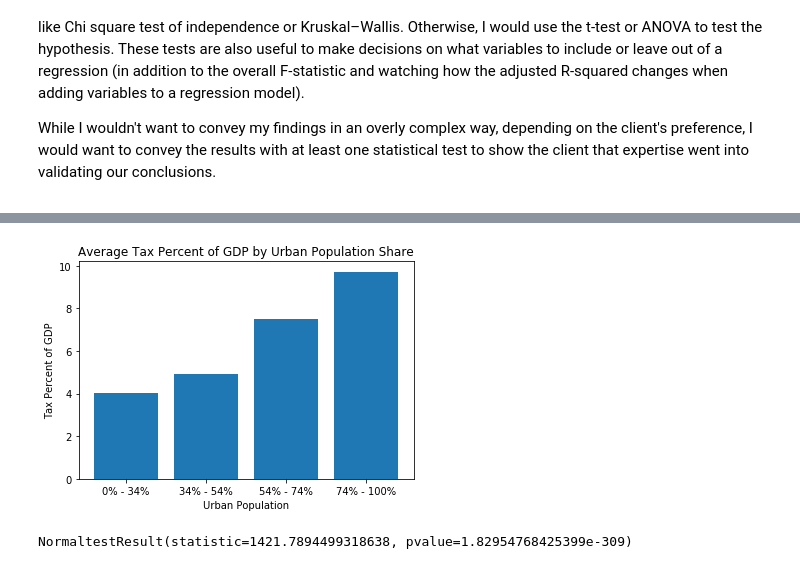
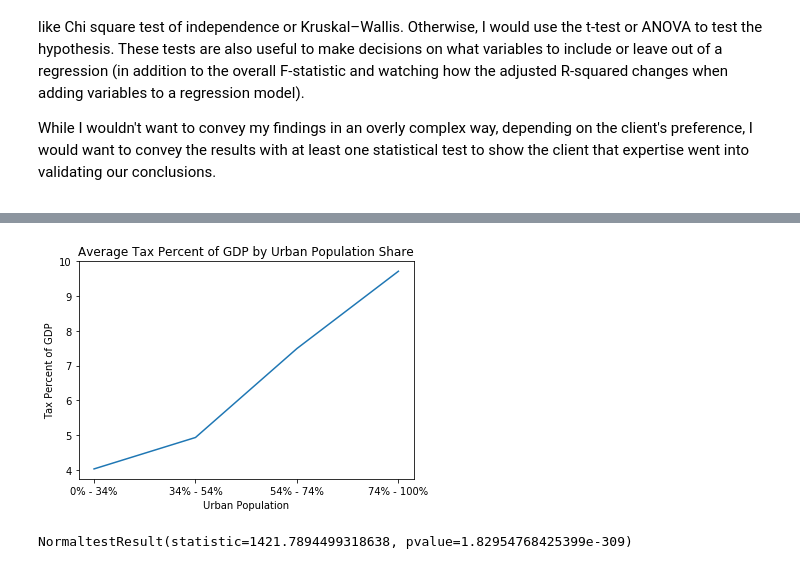
Before and after one commit to dray89/Python, a Jupyter notebook: Data Project/OLS_Regression.ipynb, the cells around one changed output, grey strips where cells are left out. Drawn from its saved outputs; the diff is of its cells as text; code cells hidden in the pictures.

```diff
--- a/Data Project/OLS_Regression.ipynb
+++ b/Data Project/OLS_Regression.ipynb
@@ -315,12 +331,12 @@ list(df.index)
 # %%
 df = merged[['Urban_Population_Quartile', 'Tax_Percent_GDP']].groupby('Urban_Population_Quartile').mean()
-plt.bar([f'0% - {int(q1)}%', f'{int(q1)}% - {int(q2)}%', f'{int(q2)}% - {int(q3)}%' , f'{int(q3)}% - 100%'], df['Tax_Percent_GDP'])
+plt.plot([f'0% - {int(q1)}%', f'{int(q1)}% - {int(q2)}%', f'{int(q2)}% - {int(q3)}%' , f'{int(q3)}% - 100%'], df['Tax_Percent_GDP'])
 plt.xlabel('Urban Population')
 plt.ylabel('Tax Percent of GDP')
 plt.title('Average Tax Percent of GDP by Urban Population Share')
 plt.show()
 # %% [output]
-[figure, old version]
+[figure, new version]
 # %%
 # Urban Population is not normally distributed
 stats.normaltest(merged['Urban_Population'],axis = 0, nan_policy='omit')
```
Also changed, not shown: parts of 3 cells of this notebook, 1 other file.
